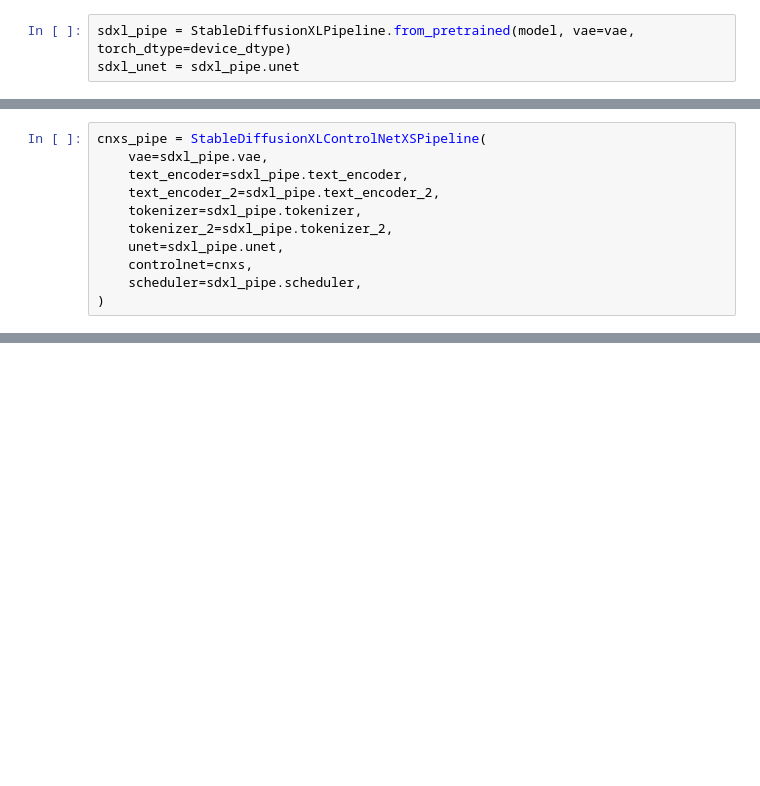
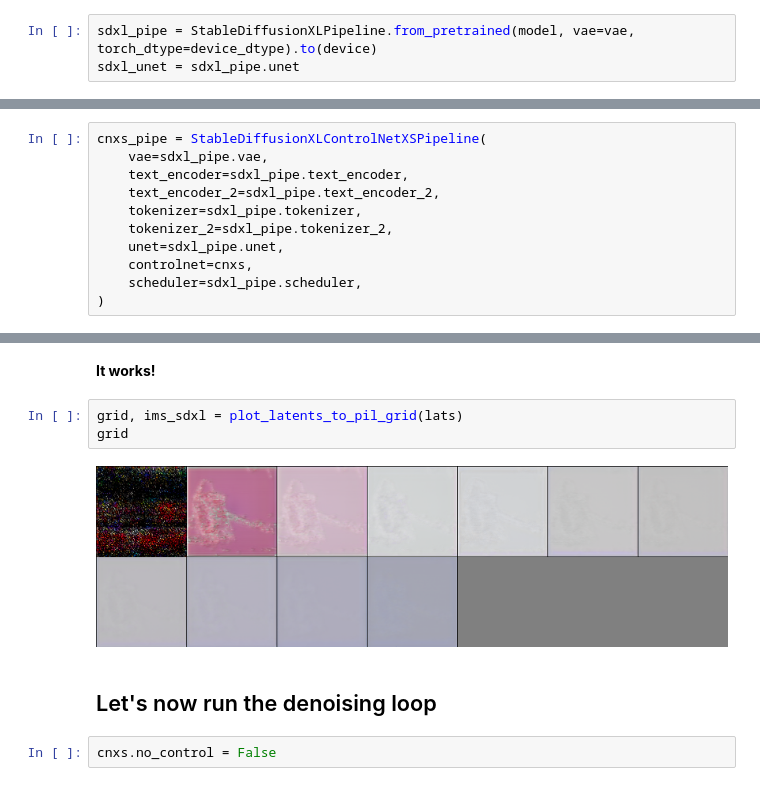
Before and after one commit to UmerHA/controlnet-xs-notes, a Jupyter notebook: Test - Forward - 4.ipynb, the cells around one changed output, grey strips where cells are left out. Drawn from its saved outputs; the diff is of its cells as text; blank space fills up the shorter version.

```diff
--- a/Test - Forward - 4.ipynb
+++ b/Test - Forward - 4.ipynb
@@ -14,7 +14,7 @@ from diffusers import StableDiffusionXLPipeline
 model = "stabilityai/stable-diffusion-xl-base-1.0"
 vae = AutoencoderKL.from_pretrained("stabilityai/sdxl-vae", torch_dtype=device_dtype)
 # %%
-sdxl_pipe = StableDiffusionXLPipeline.from_pretrained(model, vae=vae, torch_dtype=device_dtype)
+sdxl_pipe = StableDiffusionXLPipeline.from_pretrained(model, vae=vae, torch_dtype=device_dtype).to(device)
 sdxl_unet = sdxl_pipe.unet
 # %%
 from diffusers.models.controlnetxs import ControlNetXSModel
@@ -229,0 +310,11 @@ ValueError: <class 'diffusers.models.unet_2d_condition.UNet2DConditionModel'> ha
+# %% [markdown]
+**It works!**
+# %%
+grid, ims_sdxl = plot_latents_to_pil_grid(lats)
+grid
+# %% [output]
+[figure, added]
+# %% [markdown]
+## Let's now run the denoising loop
+# %%
+cnxs.no_control = False
```
Also changed, not shown: parts of 39 cells of this notebook, 2 other files.
